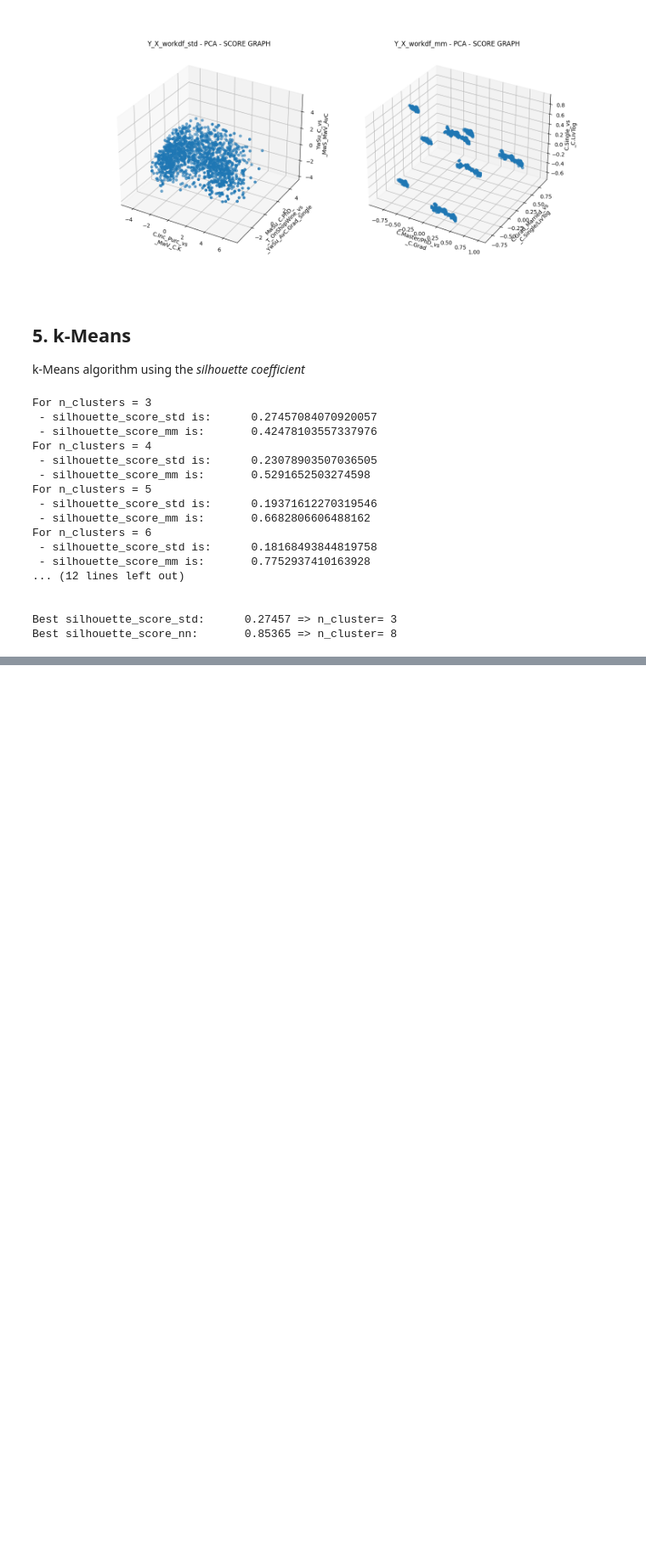
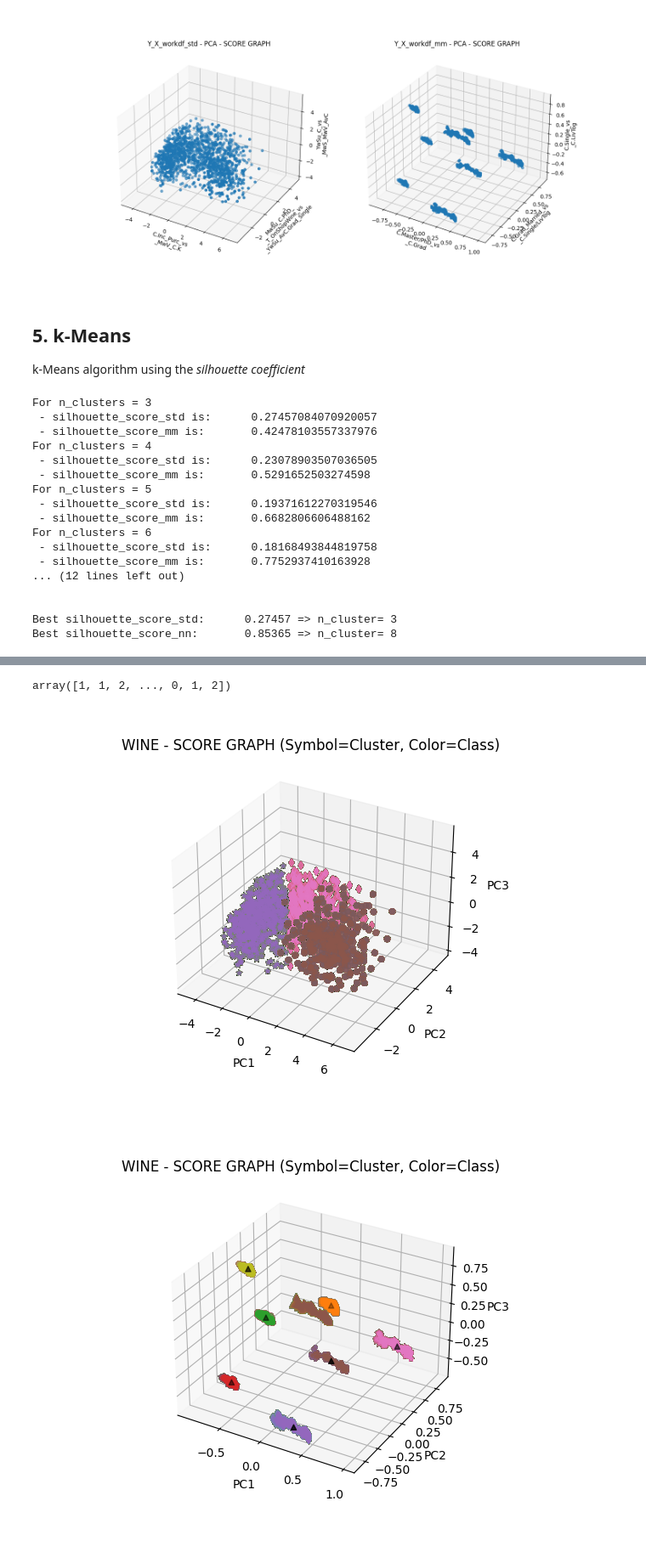
Before and after one commit to MarcoMungaiCoppolino/Data-Science-Portfolio, a Jupyter notebook: PROGETTO/HomeWork_1/MungaiCoppolinoPellegrino.ipynb, the cells around one changed output, grey strips where cells are left out. Shown at 85% size. Saved outputs shown, nothing was run; the diff lists cells and outputs as text; code cells hidden in the pictures; blank space fills up the shorter version.

```diff
--- a/PROGETTO/HomeWork_1/MungaiCoppolinoPellegrino.ipynb
+++ b/PROGETTO/HomeWork_1/MungaiCoppolinoPellegrino.ipynb
@@ -524 +582,45 @@ Best silhouette_score_nn:       0.85365 => n_cluster= 8
+# %%
+km_std.labels_
+# %% [output]
+array([1, 1, 2, ..., 0, 1, 2])
+# %%
+markers_dict_std = {0: '*', 1: 'o', 2: 'd'}
+marker_dict_mm = {
+    0: '*',
+    1: 'o',
+    2: 'd',
+    3: '^',
+    4: 's',
+    5: 'p',
+    6: 'H',
+    7: '+'
+}
+
+
+fig_stdscore = plt.figure()
+ax = fig_stdscore.add_subplot(111, projection='3d')
+for ll in km_std.labels_:
+    ax.scatter(Y_Xworkdf_std[:, 0:l_std][km_std.labels_ == ll, 0], Y_Xworkdf_std[:, 0:l_std][km_std.labels_ == ll, 1], Y_Xworkdf_std[:, 0:l_std][km_std.labels_ == ll, 2], marker=markers_dict_std[ll])
+ax.scatter(km_std.cluster_centers_[:, 0], km_std.cluster_centers_[:, 1], km_std.cluster_centers_[:, 2], c='black', marker='^')
+plt.title('WINE - SCORE GRAPH (Symbol=Cluster, Color=Class)')
+ax.set_xlabel('PC1')
+ax.set_ylabel('PC2')
+ax.set_zlabel('PC3')
+plt.grid()
+plt.show()
+
+fig_stdscore = plt.figure()
+ax = fig_stdscore.add_subplot(111, projection='3d')
+for ll in km_mm.labels_:
+    ax.scatter(Y_Xworkdf_mm[km_mm.labels_ == ll, 0], Y_Xworkdf_mm[km_mm.labels_ == ll, 1], Y_Xworkdf_mm[km_mm.labels_ == ll, 2], marker=marker_dict_mm[ll])
+ax.scatter(km_mm.cluster_centers_[:, 0], km_mm.cluster_centers_[:, 1], km_mm.cluster_centers_[:, 2], c='black', marker='^')
+plt.title('WINE - SCORE GRAPH (Symbol=Cluster, Color=Class)')
+ax.set_xlabel('PC1')
+ax.set_ylabel('PC2')
+ax.set_zlabel('PC3')
+plt.grid()
+plt.show()
+# %% [output]
+[figure, added]
+[figure, added]
 # %%
```
Also changed, not shown: parts of 10 cells of this notebook, 3 other files.
